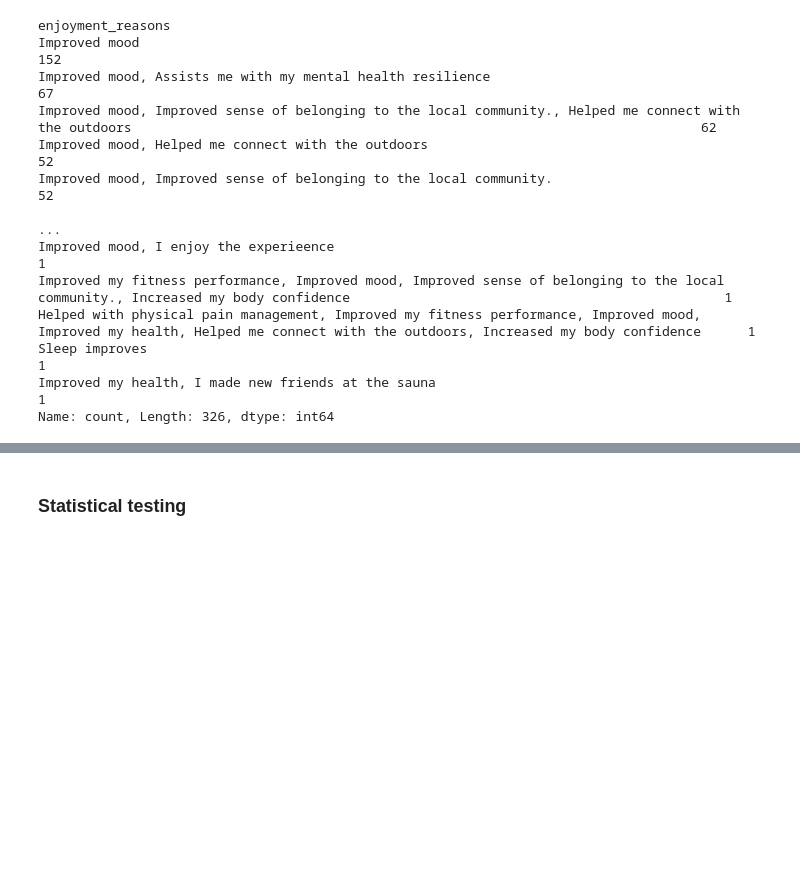
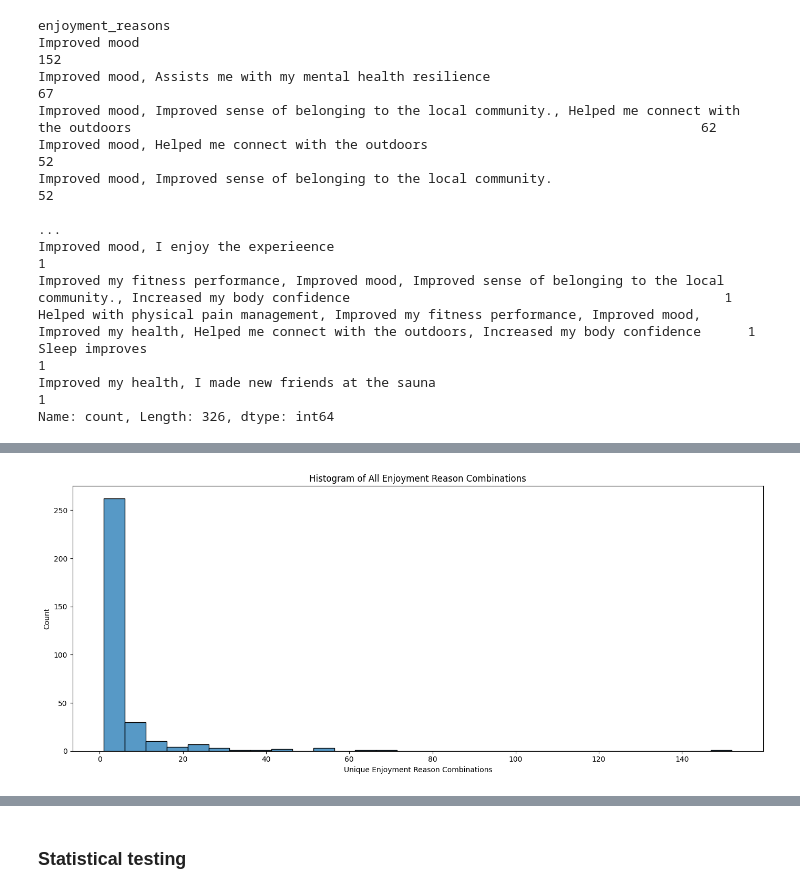
Before and after one commit to RachaelJadeMcGrath/Capstone, a Jupyter notebook: capstone_analysis.ipynb, the cells around one changed output, grey strips where cells are left out. Saved outputs shown, nothing was run; the diff lists cells and outputs as text; code cells hidden in the pictures; blank space fills up the shorter version.

```diff
--- a/capstone_analysis.ipynb
+++ b/capstone_analysis.ipynb
@@ -434,11 +443,13 @@ plt.tight_layout()
 # %%
 
 # Plot histogram
 plt.figure(figsize=(14, 6))
-sns.histplot(exploded_counts, bins=30, kde=False, color='blue', edgecolor='black')
+sns.histplot(exploded_counts, bins=30, kde=False, palette='pastel', edgecolor='black')
 plt.xlabel('Unique Enjoyment Reason Combinations')
 plt.ylabel('Count')
 plt.title('Histogram of All Enjoyment Reason Combinations')
 plt.tight_layout()
 plt.show()
+# %% [output]
+[figure, added]
 # %%
```
Also changed, not shown: parts of 46 cells of this notebook, 3 other files.
